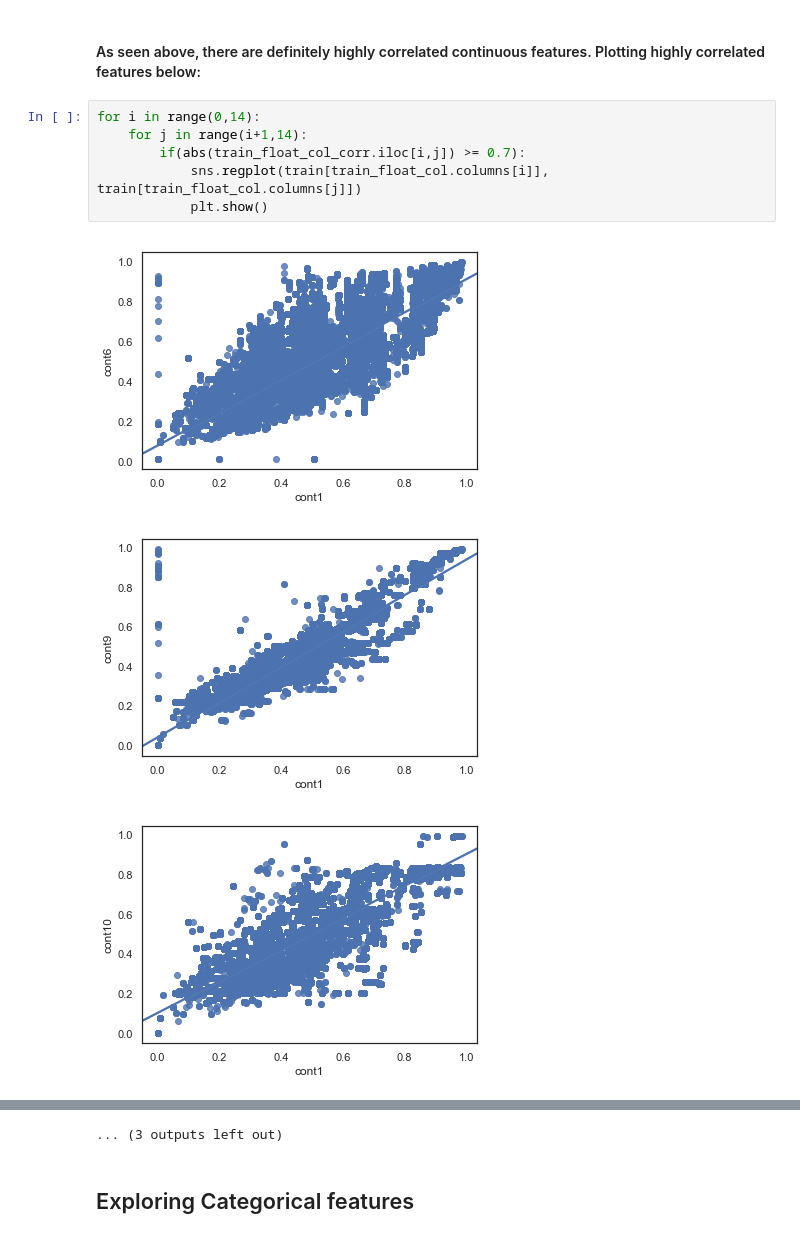
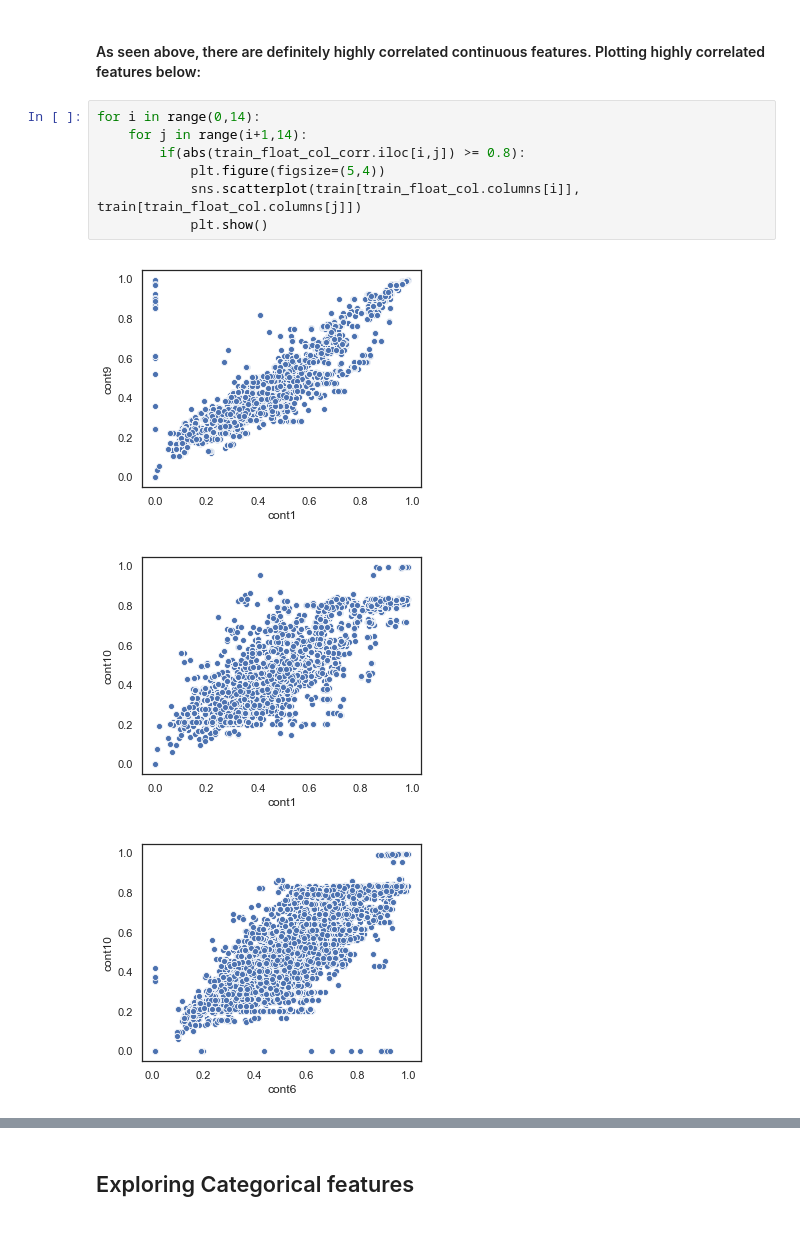
Before and after one commit to pradeep-krishnan/ML_insurance_claims, a Jupyter notebook: allstate_severity_claims.ipynb, the cells around one changed output, grey strips where cells are left out. Cells and saved outputs as stored; diff of their text form.

```diff
--- a/allstate_severity_claims.ipynb
+++ b/allstate_severity_claims.ipynb
@@ -171,10 +171,11 @@ plt.show()
 # %%
 for i in range(0,14):
     for j in range(i+1,14):
-        if(abs(train_float_col_corr.iloc[i,j]) >= 0.7):
-            sns.regplot(train[train_float_col.columns[i]], train[train_float_col.columns[j]])
+        if(abs(train_float_col_corr.iloc[i,j]) >= 0.8):
+            plt.figure(figsize=(5,4))
+            sns.scatterplot(train[train_float_col.columns[i]], train[train_float_col.columns[j]])
             plt.show()
 # %% [output]
-[figure, old version]
+[figure, new version]
-[figure, old version]
+[figure, new version]
-[figure, old version]
+[figure, new version]
@@ -190,4 +184,3 @@ for i in range(0,14):
-... (3 outputs left out)
 # %% [markdown]
 ## Exploring Categorical features
 # %%
```
Also changed, not shown: parts of 6 cells of this notebook, 2 other files.
